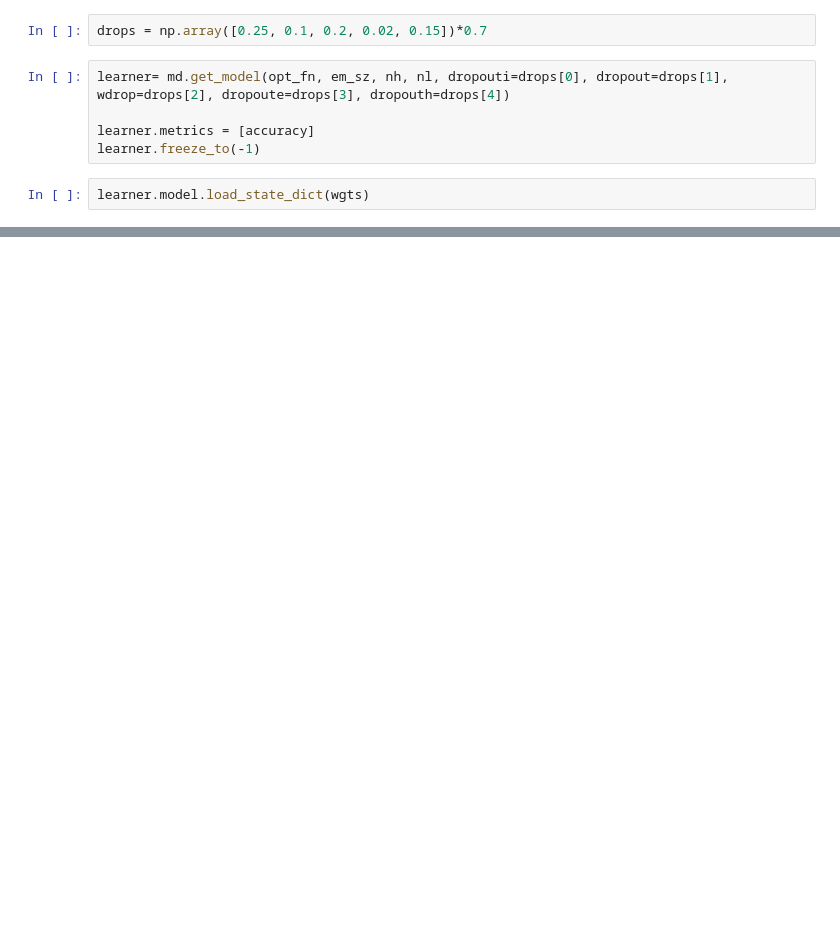
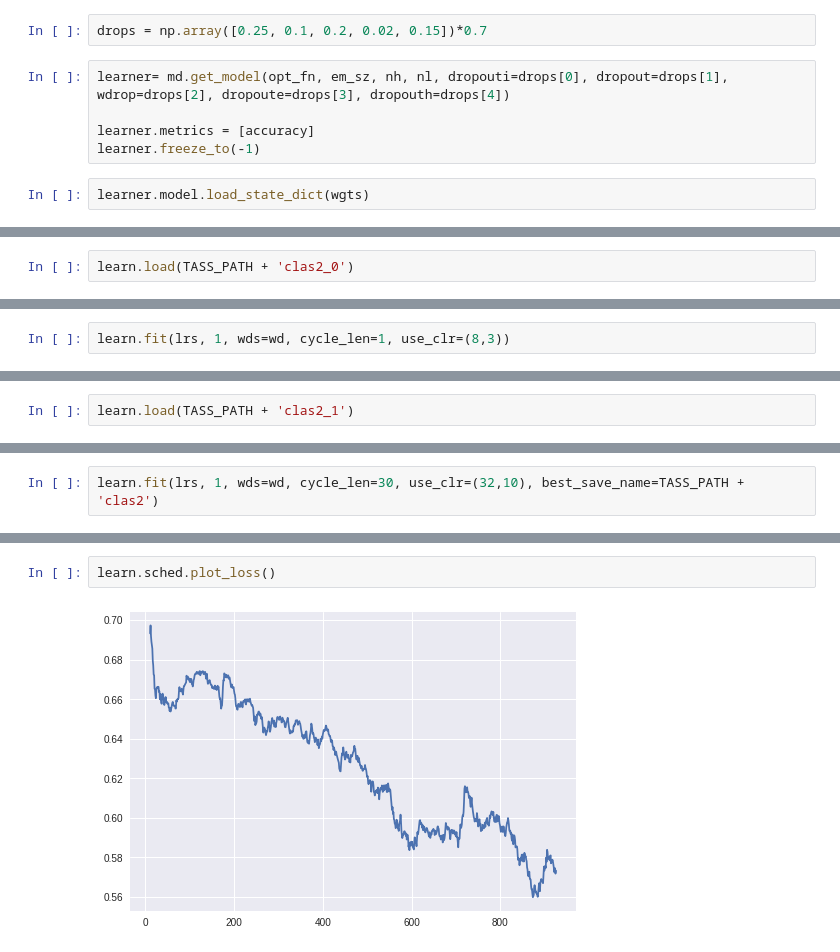
Before and after one commit to dpalominop/AdvacedSentimentAnalysis, a Jupyter notebook: scr/ULMFit.ipynb, the cells around one changed output, grey strips where cells are left out. Saved outputs shown, nothing was run; the diff lists cells and outputs as text; blank space fills up the shorter version.

```diff
--- a/scr/ULMFit.ipynb
+++ b/scr/ULMFit.ipynb
@@ -126,0 +235,2 @@ RuntimeError: cuda runtime error (8) : invalid device function at /pytorch/torch
+# %%
+learn.load(TASS_PATH + 'clas2_0')
@@ -126,0 +239,2 @@ RuntimeError: cuda runtime error (8) : invalid device function at /pytorch/torch
+# %%
+learn.fit(lrs, 1, wds=wd, cycle_len=1, use_clr=(8,3))
@@ -126,0 +248,2 @@ RuntimeError: cuda runtime error (8) : invalid device function at /pytorch/torch
+# %%
+learn.load(TASS_PATH + 'clas2_1')
@@ -126,0 +252,2 @@ RuntimeError: cuda runtime error (8) : invalid device function at /pytorch/torch
+# %%
+learn.fit(lrs, 1, wds=wd, cycle_len=30, use_clr=(32,10), best_save_name=TASS_PATH + 'clas2')
@@ -126,0 +274,4 @@ RuntimeError: cuda runtime error (8) : invalid device function at /pytorch/torch
+# %%
+learn.sched.plot_loss()
+# %% [output]
+[figure, added]
```
Also changed, not shown: parts of 57 cells of this notebook, 2 other files.
